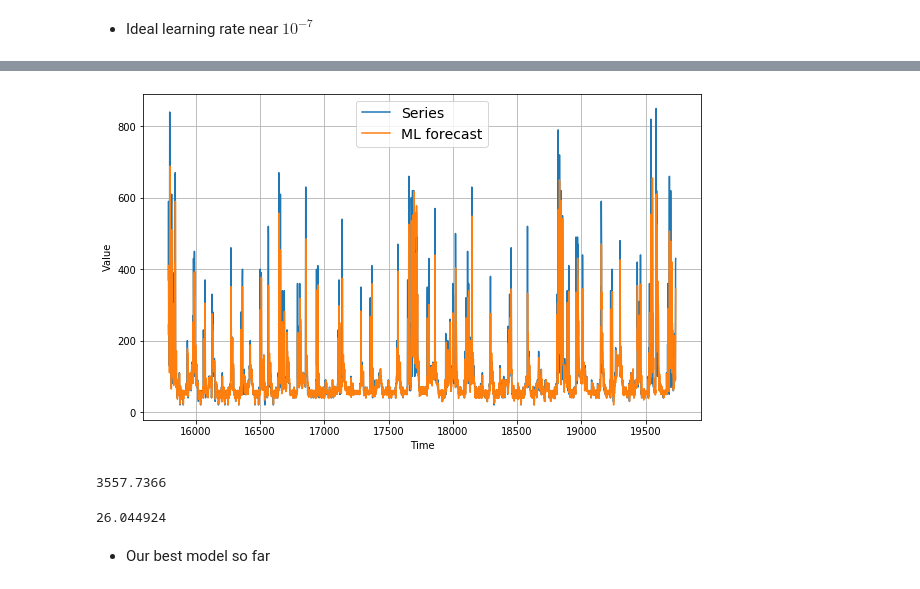
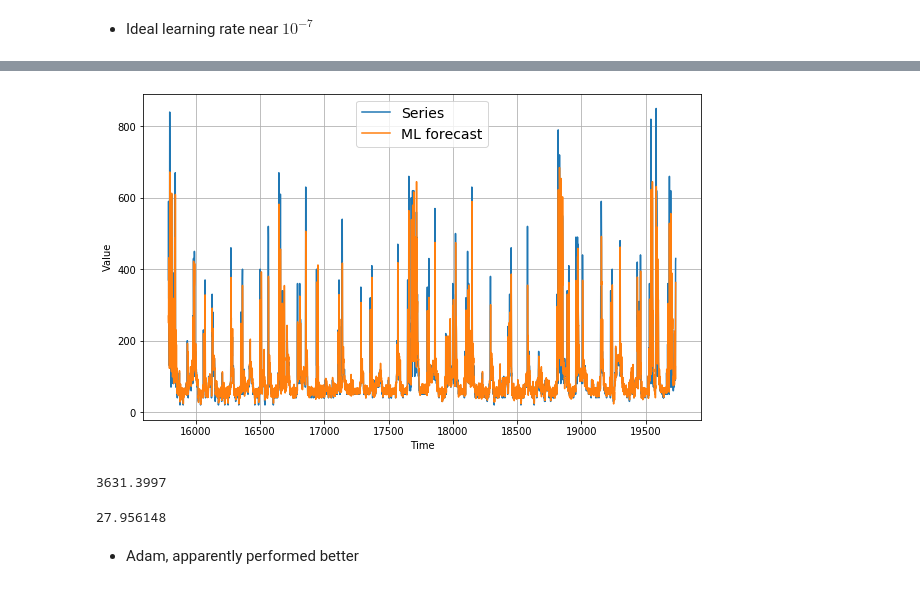
Before and after one commit to ItamarRocha/Machine-Learning-and-Data-Analysis, a Jupyter notebook: TimeSeries/code3_linear_regression.ipynb, the cells around one changed output, grey strips where cells are left out. Saved outputs shown, nothing was run; the diff lists cells and outputs as text; code cells hidden in the pictures.

```diff
--- a/TimeSeries/code3_linear_regression.ipynb
+++ b/TimeSeries/code3_linear_regression.ipynb
@@ -343,22 +343,22 @@ Epoch 40/100
 # %%
-lin_forecast = model_forecast(
+dense_forecast2 = model_forecast(
     model2,
     series[split_time - window_size: -1],
     window_size)
-lin_forecast = lin_forecast[:,0]
+dense_forecast2 = dense_forecast2[:,0]
 # %%
 plt.figure(figsize=(10, 6))
 plot_series(time_valid, x_valid, label="Series")
-plot_series(time_valid, lin_forecast, label="ML forecast")
+plot_series(time_valid, dense_forecast2, label="ML forecast")
 # %% [output]
-[figure, old version]
+[figure, new version]
 # %%
-tf.keras.metrics.mse(x_valid, lin_forecast).numpy()
+tf.keras.metrics.mse(x_valid, dense_forecast2).numpy()
 # %% [output]
-3557.7366
+3631.3997
 # %%
-tf.keras.metrics.mae(x_valid, lin_forecast).numpy()
+tf.keras.metrics.mae(x_valid, dense_forecast2).numpy()
 # %% [output]
-26.044924
+27.956148
-# %% [markdown]
-* Our best model so far
+# %% [markdown]
+* Adam, apparently performed better
```
Also changed, not shown: parts of 10 cells of this notebook, 1 other file.
